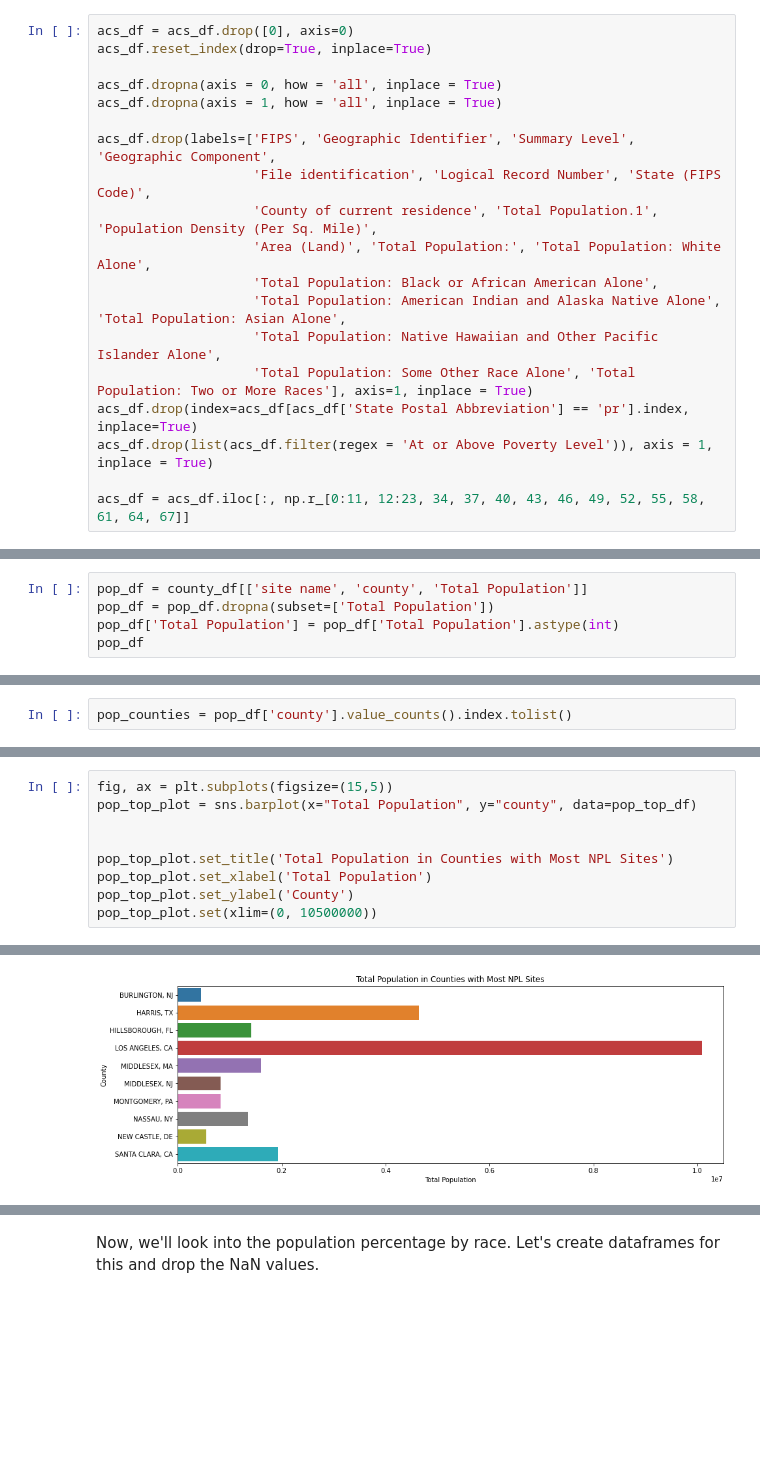
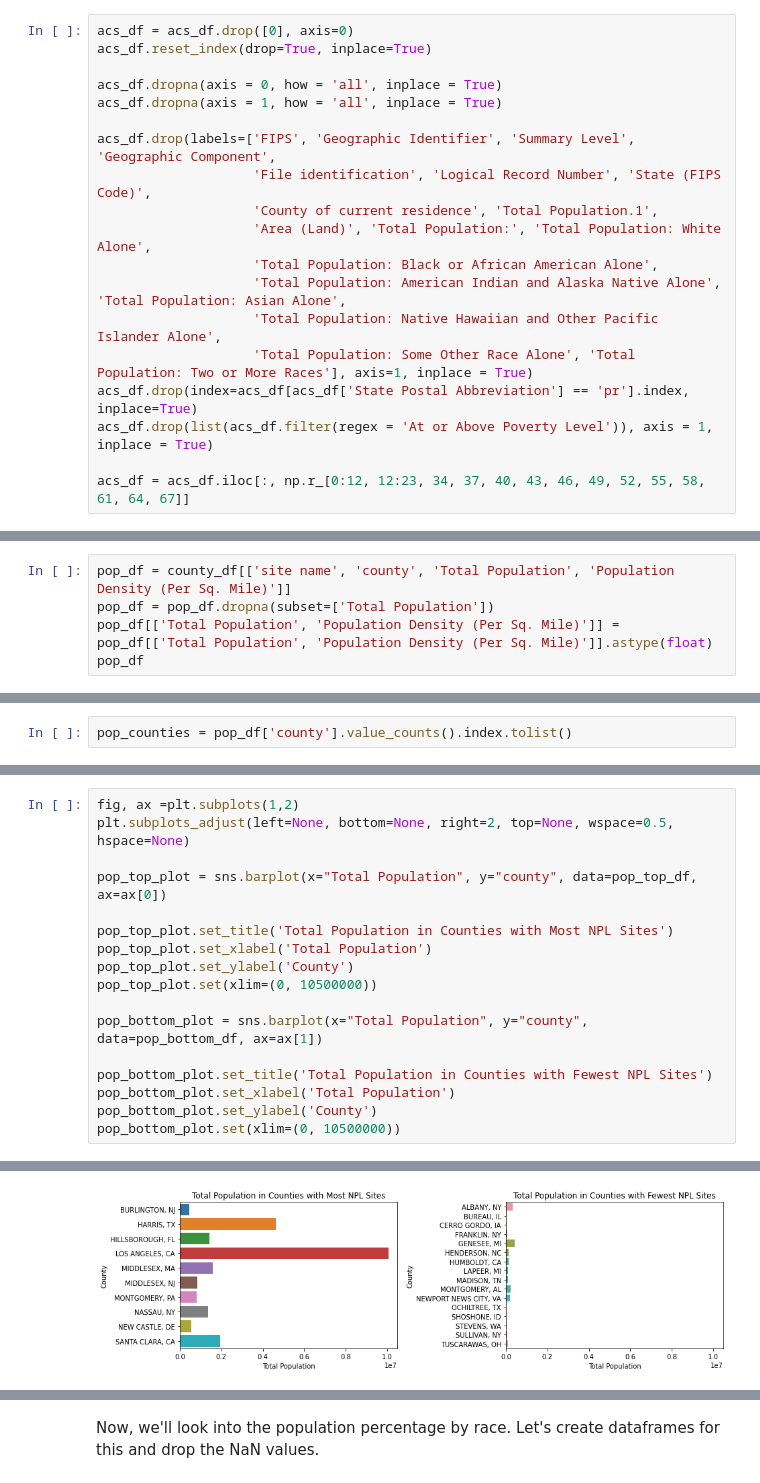
Before and after one commit to jeinuh/superfund-project, a Jupyter notebook: FinalProject_group011.ipynb, the cells around one changed output, grey strips where cells are left out. Saved outputs shown, nothing was run; the diff lists cells and outputs as text; blank space fills up the shorter version.

Commit message:
Added Population Density stuff

```diff
--- a/FinalProject_group011.ipynb
+++ b/FinalProject_group011.ipynb
@@ -116,7 +116,7 @@ acs_df.dropna(axis = 1, how = 'all', inplace = True)
 
 acs_df.drop(labels=['FIPS', 'Geographic Identifier', 'Summary Level', 'Geographic Component',
                     'File identification', 'Logical Record Number', 'State (FIPS Code)',
-                    'County of current residence', 'Total Population.1', 'Population Density (Per Sq. Mile)',
+                    'County of current residence', 'Total Population.1',
                     'Area (Land)', 'Total Population:', 'Total Population: White Alone',
                     'Total Population: Black or African American Alone',
                     'Total Population: American Indian and Alaska Native Alone', 'Total Population: Asian Alone',
@@ -125,7 +125,7 @@ acs_df.drop(labels=['FIPS', 'Geographic Identifier', 'Summary Level', 'Geographi
 acs_df.drop(index=acs_df[acs_df['State Postal Abbreviation'] == 'pr'].index, inplace=True)
 acs_df.drop(list(acs_df.filter(regex = 'At or Above Poverty Level')), axis = 1, inplace = True)
 
-acs_df = acs_df.iloc[:, np.r_[0:11, 12:23, 34, 37, 40, 43, 46, 49, 52, 55, 58, 61, 64, 67]]
+acs_df = acs_df.iloc[:, np.r_[0:12, 12:23, 34, 37, 40, 43, 46, 49, 52, 55, 58, 61, 64, 67]]
 # %% [markdown]
 We'll need to adjust our dataset now that we have a better understanding of our data and how we want to work with it. Here, we'll work towards merging our two datasets by county. Let's start by standardizing the county variable of both datasets with a format of 'COUNTY, PC' where PC is the postal code (i.e. CA for California). This will handle instances where there are counties of the same name in different states.
 
@@ -450,8 +450,8 @@ The results further insinuate that regions with high NPL sites with long-duratio
 # %% [markdown]
 Let's create a subset using just the relevant variables, including county, site name, and Total Population. We'll also drop any rows in the subset with missing data for Total Population.
 # %%
-pop_df = county_df[['site name', 'county', 'Total Population']]
+pop_df = county_df[['site name', 'county', 'Total Population', 'Population Density (Per Sq. Mile)']]
 pop_df = pop_df.dropna(subset=['Total Population'])
-pop_df['Total Population'] = pop_df['Total Population'].astype(int)
+pop_df[['Total Population', 'Population Density (Per Sq. Mile)']] = pop_df[['Total Population', 'Population Density (Per Sq. Mile)']].astype(float)
 pop_df
 # %% [output]
@@ -497,12 +497,20 @@ pop_bottom_df
 # %%
-fig, ax = plt.subplots(figsize=(15,5))
-pop_top_plot = sns.barplot(x="Total Population", y="county", data=pop_top_df)
+fig, ax =plt.subplots(1,2)
+plt.subplots_adjust(left=None, bottom=None, right=2, top=None, wspace=0.5, hspace=None)
 
+pop_top_plot = sns.barplot(x="Total Population", y="county", data=pop_top_df, ax=ax[0])
 
 pop_top_plot.set_title('Total Population in Counties with Most NPL Sites')
 pop_top_plot.set_xlabel('Total Population')
 pop_top_plot.set_ylabel('County')
 pop_top_plot.set(xlim=(0, 10500000))
+
+pop_bottom_plot = sns.barplot(x="Total Population", y="county", data=pop_bottom_df, ax=ax[1])
+
+pop_bottom_plot.set_title('Total Population in Counties with Fewest NPL Sites')
+pop_bottom_plot.set_xlabel('Total Population')
+pop_bottom_plot.set_ylabel('County')
+pop_bottom_plot.set(xlim=(0, 10500000))
 # %% [output]
 [(0.0, 10500000.0)]
-[figure, old version]
+[figure, new version]
```
Also changed, not shown: parts of 51 cells of this notebook.
